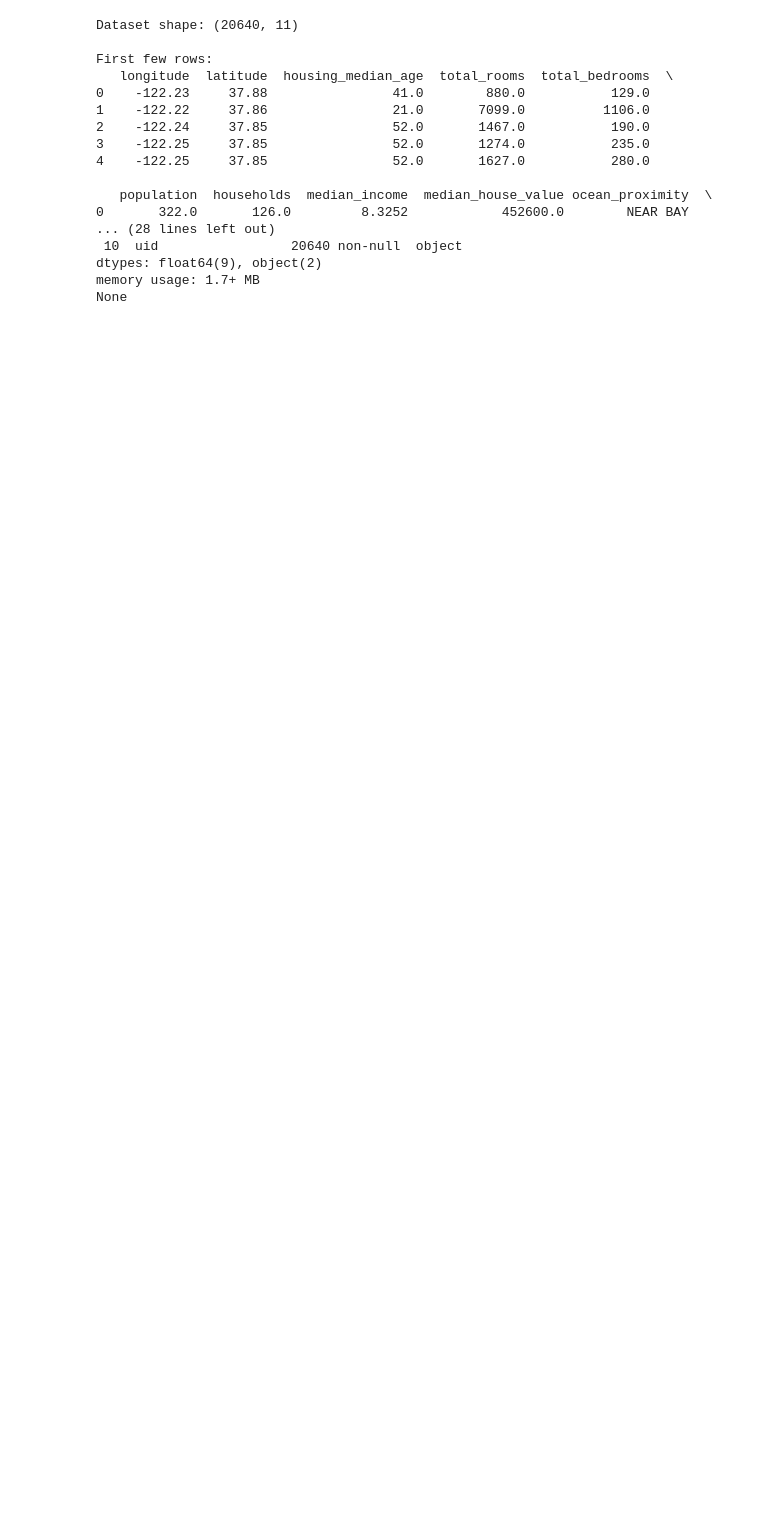
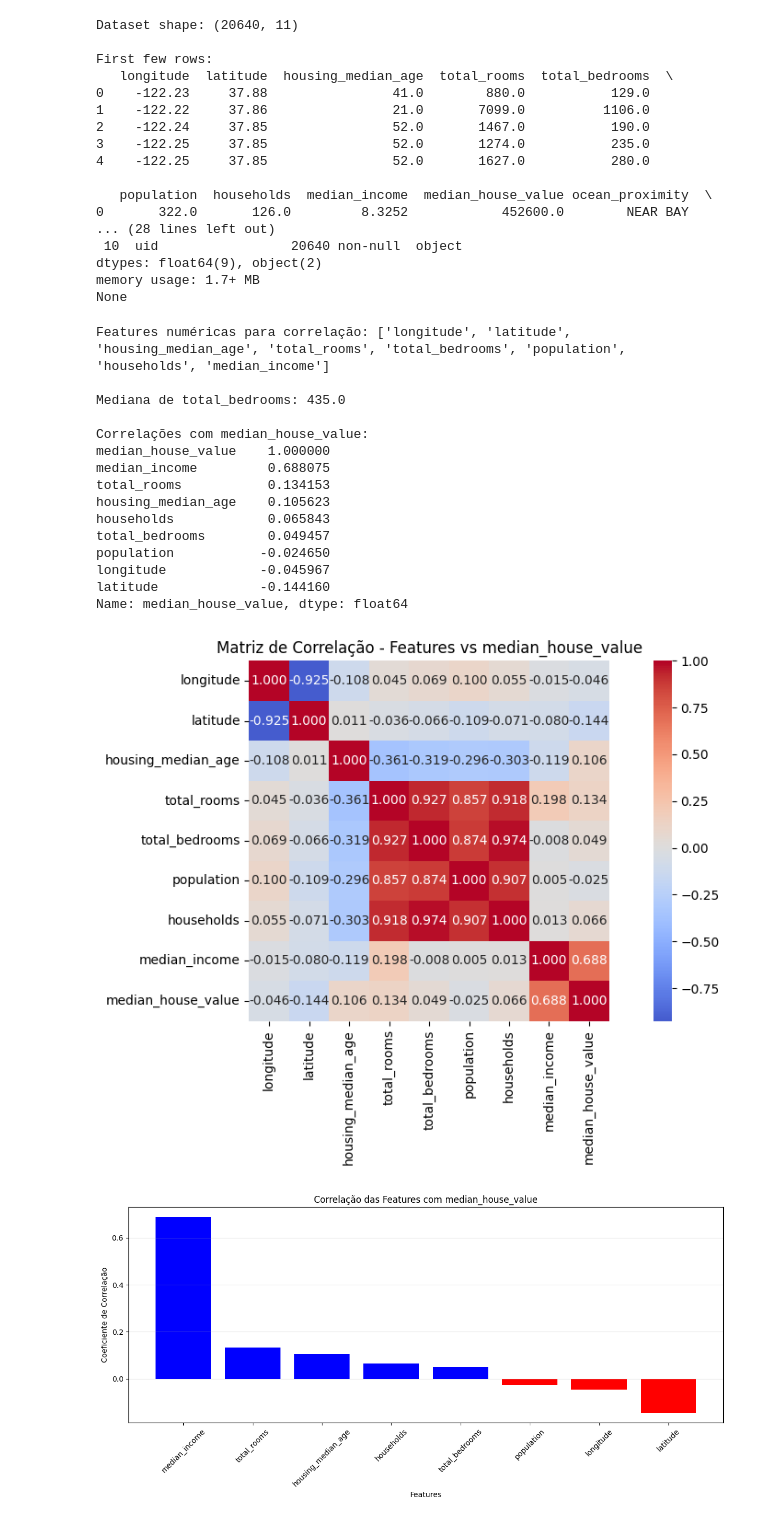
Before and after one commit to marcelosilva2604/HandsOnMLScikitLearnKerasTensorflow, a Jupyter notebook: notebooks/02_end_to_end/house/3CorrelationOutcomeFeature.ipynb, the cells around one changed output. Cells and saved outputs as stored; diff of their text form; code cells hidden in the pictures; blank space fills up the shorter version.

Commit message:
Atualiza notebooks de engenharia de atributos e correlação; adiciona 5CreateDataSetTrainCopy

```diff
--- a/notebooks/02_end_to_end/house/3CorrelationOutcomeFeature.ipynb
+++ b/notebooks/02_end_to_end/house/3CorrelationOutcomeFeature.ipynb
@@ -32,3 +32,69 @@ First few rows:
 dtypes: float64(9), object(2)
 memory usage: 1.7+ MB
 None
+# %%
+# Selecionar apenas as colunas numéricas (float64) para correlação
+numeric_columns = housing_data.select_dtypes(include=['float64']).columns.tolist()
+
+# Remover a coluna target (median_house_value) da lista de features
+features_for_correlation = [col for col in numeric_columns if col != 'median_house_value']
+
+print("Features numéricas para correlação:", features_for_correlation)
+
+# Tratar valores faltantes em total_bedrooms com a mediana
+median_bedrooms = housing_data['total_bedrooms'].median()
+housing_data['total_bedrooms_filled'] = housing_data['total_bedrooms'].fillna(median_bedrooms)
+
+print(f"\nMediana de total_bedrooms: {median_bedrooms}")
+
+# Calcular correlação entre features e target
+correlation_data = housing_data[features_for_correlation + ['median_house_value']].copy()
+correlation_data['total_bedrooms'] = housing_data['total_bedrooms_filled']
+
+# Calcular matriz de correlação
+correlation_matrix = correlation_data.corr()
+
+# Mostrar correlações com median_house_value
+target_correlations = correlation_matrix['median_house_value'].sort_values(ascending=False)
+print("\nCorrelações com median_house_value:")
+print(target_correlations)
+
+# Criar visualização da correlação
+plt.figure(figsize=(10, 6))
+sns.heatmap(correlation_matrix, annot=True, cmap='coolwarm', center=0,
+            square=True, fmt='.3f')
+plt.title('Matriz de Correlação - Features vs median_house_value')
+plt.tight_layout()
+plt.show()
+
+# Gráfico de barras das correlações
+plt.figure(figsize=(12, 6))
+target_correlations_plot = target_correlations.drop('median_house_value')  # Remove auto-correlação
+colors = ['red' if x < 0 else 'blue' for x in target_correlations_plot.values]
+
+plt.bar(range(len(target_correlations_plot)), target_correlations_plot.values, color=colors)
+plt.xticks(range(len(target_correlations_plot)), target_correlations_plot.index, rotation=45)
+plt.title('Correlação das Features com median_house_value')
+plt.ylabel('Coeficiente de Correlação')
+plt.xlabel('Features')
+plt.grid(axis='y', alpha=0.3)
+plt.tight_layout()
+plt.show()
+# %% [output]
+Features numéricas para correlação: ['longitude', 'latitude', 'housing_median_age', 'total_rooms', 'total_bedrooms', 'population', 'households', 'median_income']
+
+Mediana de total_bedrooms: 435.0
+
+Correlações com median_house_value:
+median_house_value    1.000000
+median_income         0.688075
+total_rooms           0.134153
+housing_median_age    0.105623
+households            0.065843
+total_bedrooms        0.049457
+population           -0.024650
+longitude            -0.045967
+latitude             -0.144160
+Name: median_house_value, dtype: float64
+[figure, added]
+[figure, added]
```
Also changed, not shown: parts of 2 cells of this notebook, 2 other files.
